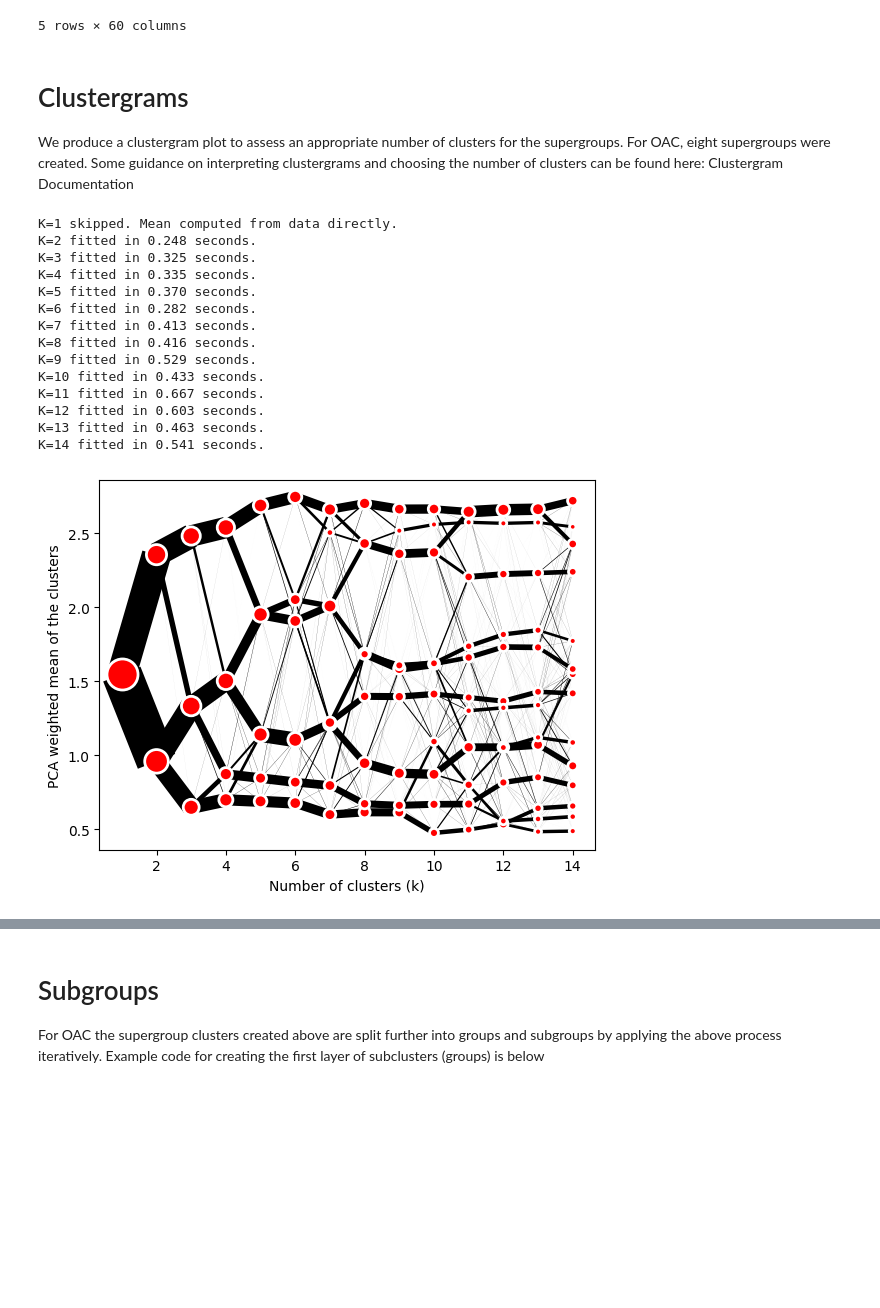
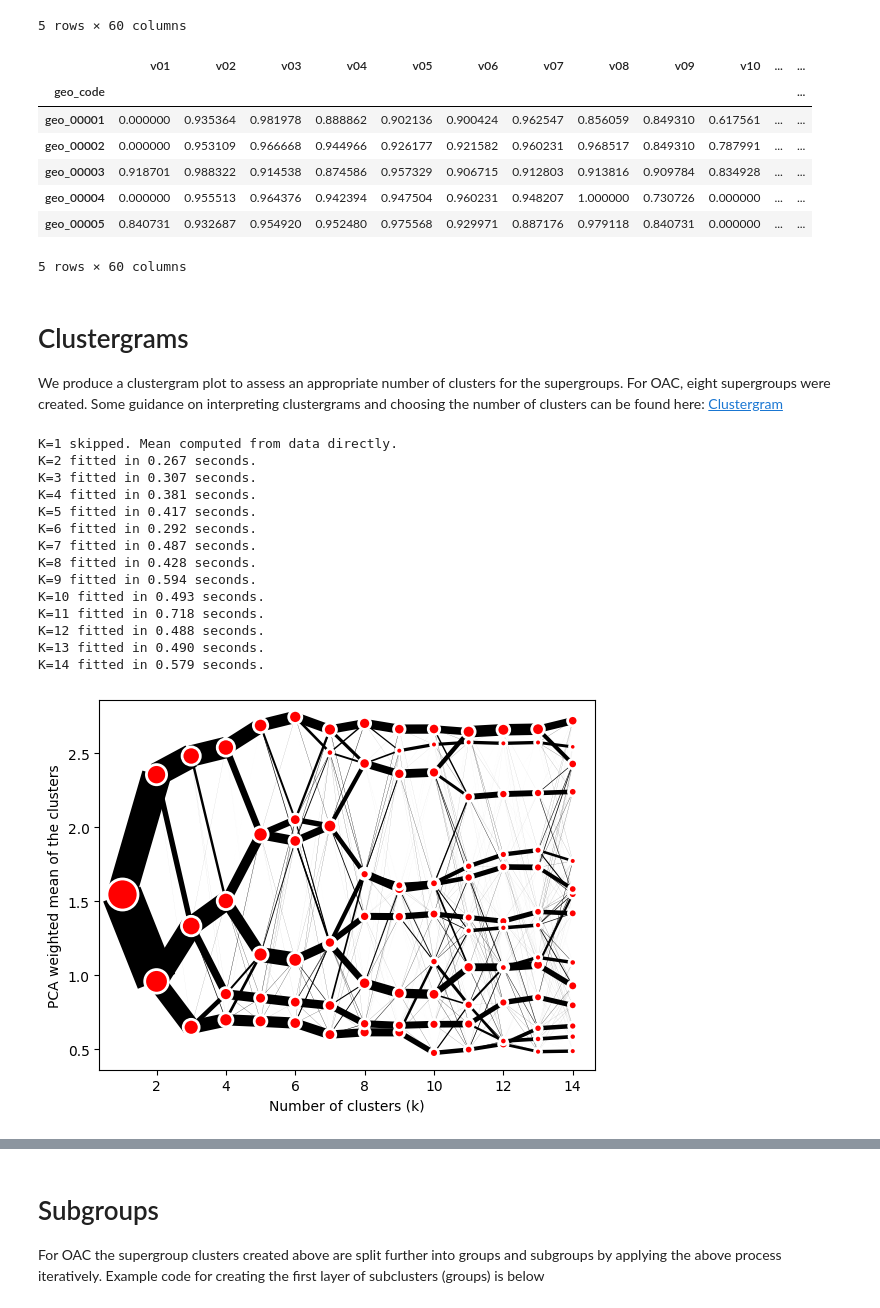
Before and after one commit to ogoodwin505/pygeodem, a Jupyter notebook: 1_geodemographic_example.ipynb, the cells around one changed output, grey strips where cells are left out. Drawn from its saved outputs; the diff is of its cells as text; code cells hidden in the pictures; blank space fills up the shorter version.

```diff
--- a/1_geodemographic_example.ipynb
+++ b/1_geodemographic_example.ipynb
@@ -67,10 +75,20 @@ variable_df.head()
 # %%
 def transform_and_standardize_data(df):
     """Apply inverse hyperbolic sine transform, to account for non-normality
       and then range standardize using min-max scaling to the dataframe."""
     df = np.arcsinh(df)
     df = (df - df.min()) / (df.max() - df.min())
     return df
 
 # Transform the input data
 transformed_variable_df = transform_and_standardize_data(variable_df)
+transformed_variable_df.head()
+# %% [output]
+|  | v01 | v02 | v03 | v04 | v05 | v06 | v07 | v08 | v09 | v10 | ... | ... |
+| geo_code |  |  |  |  |  |  |  |  |  |  |  | ... |
+| geo_00001 | 0.000000 | 0.935364 | 0.981978 | 0.888862 | 0.902136 | 0.900424 | 0.962547 | 0.856059 | 0.849310 | 0.617561 | ... | ... |
+| geo_00002 | 0.000000 | 0.953109 | 0.966668 | 0.944966 | 0.926177 | 0.921582 | 0.960231 | 0.968517 | 0.849310 | 0.787991 | ... | ... |
+| geo_00003 | 0.918701 | 0.988322 | 0.914538 | 0.874586 | 0.957329 | 0.906715 | 0.912803 | 0.913816 | 0.909784 | 0.834928 | ... | ... |
+| geo_00004 | 0.000000 | 0.955513 | 0.964376 | 0.942394 | 0.947504 | 0.960231 | 0.948207 | 1.000000 | 0.730726 | 0.000000 | ... | ... |
+| geo_00005 | 0.840731 | 0.932687 | 0.954920 | 0.952480 | 0.975568 | 0.929971 | 0.887176 | 0.979118 | 0.840731 | 0.000000 | ... | ... |
+5 rows × 60 columns
@@ -108,8 +96,7 @@ def check_corrs(df, corr_threshold = 0.9):
 # Clustergrams
 We produce a clustergram plot to assess an appropriate number of clusters for the supergroups.
 For OAC, eight supergroups were created.
-Some guidance on interpreting clustergrams and choosing the number of clusters can be found here:
-Clustergram Documentation
+Some guidance on interpreting clustergrams and choosing the number of clusters can be found here: [Clustergram](https://clustergram.readthedocs.io/en/stable/notebooks/introduction.html)
 # %%
 
 def create_clustergram(df, n_init, save_loc, random_seed=random_seed):
@@ -137,23 +124,23 @@ def create_clustergram(df, n_init, save_loc, random_seed=random_seed):
     plt.show()  # Display plot
 
 # Example usage
-n_init = 1  # Use a low value for quick testing, increase (~100) for final results
-create_clustergram(transformed_variable_df, n_init, save_loc="plots/supergroup_clustergram.png")
+n_init = 10  # Use a low value for quick testing, increase (~100) for final results
+create_clustergram(transformed_variable_df, n_init, save_loc=PLOT_DIR+"/supergroup_clustergram.png")
 # %% [output]
 K=1 skipped. Mean computed from data directly.
-K=2 fitted in 0.248 seconds.
-K=3 fitted in 0.325 seconds.
-K=4 fitted in 0.335 seconds.
-K=5 fitted in 0.370 seconds.
-K=6 fitted in 0.282 seconds.
-K=7 fitted in 0.413 seconds.
-K=8 fitted in 0.416 seconds.
-K=9 fitted in 0.529 seconds.
-K=10 fitted in 0.433 seconds.
-K=11 fitted in 0.667 seconds.
-K=12 fitted in 0.603 seconds.
-K=13 fitted in 0.463 seconds.
-K=14 fitted in 0.541 seconds.
+K=2 fitted in 0.267 seconds.
+K=3 fitted in 0.307 seconds.
+K=4 fitted in 0.381 seconds.
+K=5 fitted in 0.417 seconds.
+K=6 fitted in 0.292 seconds.
+K=7 fitted in 0.487 seconds.
+K=8 fitted in 0.428 seconds.
+K=9 fitted in 0.594 seconds.
+K=10 fitted in 0.493 seconds.
+K=11 fitted in 0.718 seconds.
+K=12 fitted in 0.488 seconds.
+K=13 fitted in 0.490 seconds.
+K=14 fitted in 0.579 seconds.
 [figure]
 # %%
 def run_kmeans(input_df, num_clusters, n_init, output_filepath, random_seed=None):
```
Also changed, not shown: parts of 5 cells of this notebook, 1 other file.
